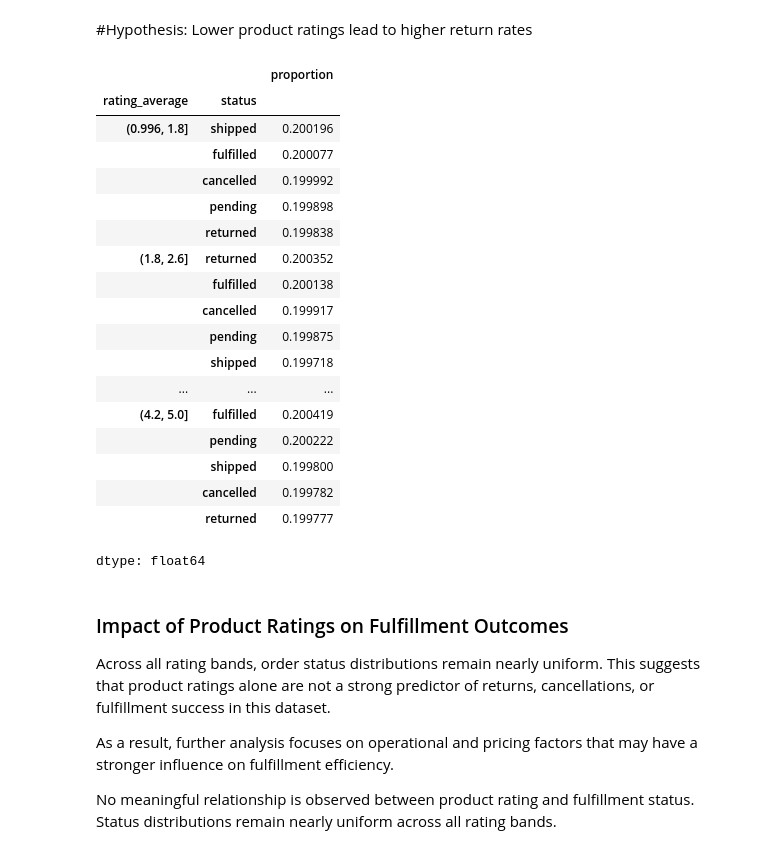
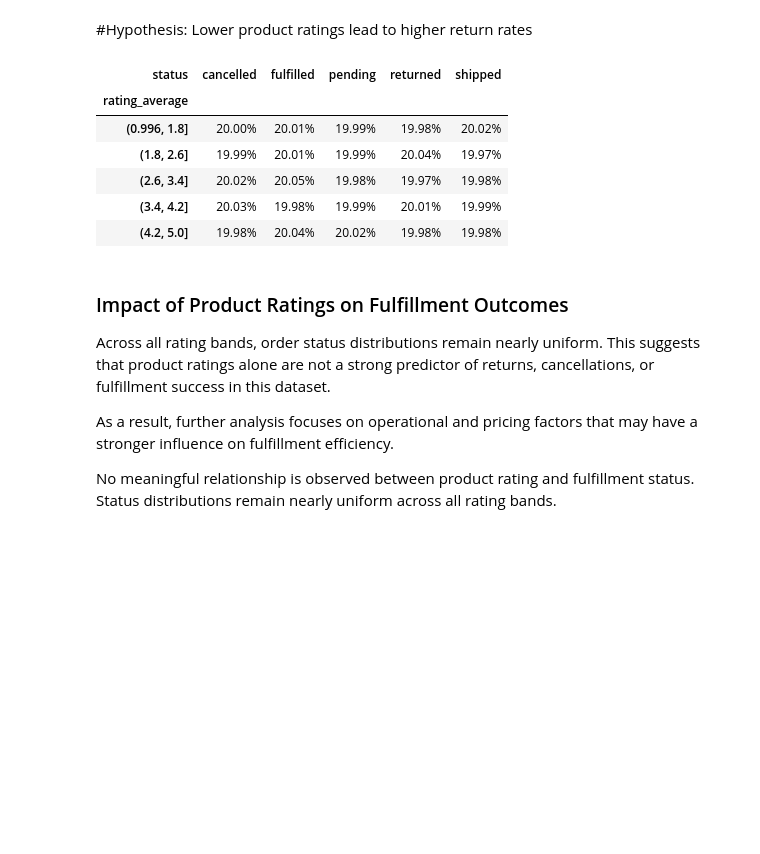
Before and after one commit to rishavvashisht823/Amazon, a Jupyter notebook: chapter_appendix-tools-for-deep-learning/jupyter.ipynb, the cells around one changed output. Cells and saved outputs as stored; diff of their text form; code cells hidden in the pictures; blank space fills up the shorter version.

```diff
--- a/chapter_appendix-tools-for-deep-learning/jupyter.ipynb
+++ b/chapter_appendix-tools-for-deep-learning/jupyter.ipynb
@@ -438,29 +439,20 @@ While the platform maintains a stable **20.02% baseline**, this granular visuali
 **Strategic Action:** Categories falling in the "Yellow/Green" zone (below the red baseline) should be the first candidates for the **Mandatory Logistics Audits** and **Vendor Integrity Reviews**.
 # %% [markdown]
 #Hypothesis: Lower product ratings lead to higher return rates
-# %%
-df_combined.groupby(pd.cut(df_combined['rating_average'], bins=5))['status'] \
-           .value_counts(normalize=True)
-# %% [output]
-|  |  | proportion |
-| rating_average | status |  |
-| (0.996, 1.8] | shipped | 0.200196 |
-|  | fulfilled | 0.200077 |
-|  | cancelled | 0.199992 |
-|  | pending | 0.199898 |
-|  | returned | 0.199838 |
-| (1.8, 2.6] | returned | 0.200352 |
-|  | fulfilled | 0.200138 |
-|  | cancelled | 0.199917 |
-|  | pending | 0.199875 |
-|  | shipped | 0.199718 |
-| ... | ... | ... |
-| (4.2, 5.0] | fulfilled | 0.200419 |
-|  | pending | 0.200222 |
-|  | shipped | 0.199800 |
-|  | cancelled | 0.199782 |
-|  | returned | 0.199777 |
-dtype: float64
+# %%
+# 1. Saving analysis to a variable
+analysis = df_combined.groupby(pd.cut(df_combined['rating_average'], bins=5))['status'].value_counts(normalize=True).unstack()
+
+# 2. Displaying it with percentage formatting
+analysis.style.format("{:.2%}")
+# %% [output]
+| status | cancelled | fulfilled | pending | returned | shipped |
+| rating_average |  |  |  |  |  |
+| (0.996, 1.8] | 20.00% | 20.01% | 19.99% | 19.98% | 20.02% |
+| (1.8, 2.6] | 19.99% | 20.01% | 19.99% | 20.04% | 19.97% |
+| (2.6, 3.4] | 20.02% | 20.05% | 19.98% | 19.97% | 19.98% |
+| (3.4, 4.2] | 20.03% | 19.98% | 19.99% | 20.01% | 19.99% |
+| (4.2, 5.0] | 19.98% | 20.04% | 20.02% | 19.98% | 19.98% |
 # %% [markdown]
 ### Impact of Product Ratings on Fulfillment Outcomes
 
```
Also changed, not shown: parts of 13 cells of this notebook.
